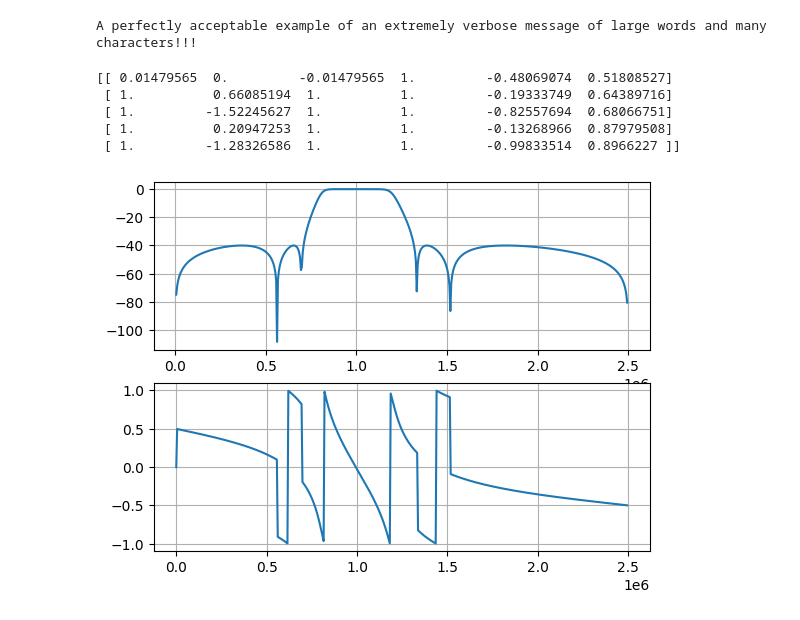
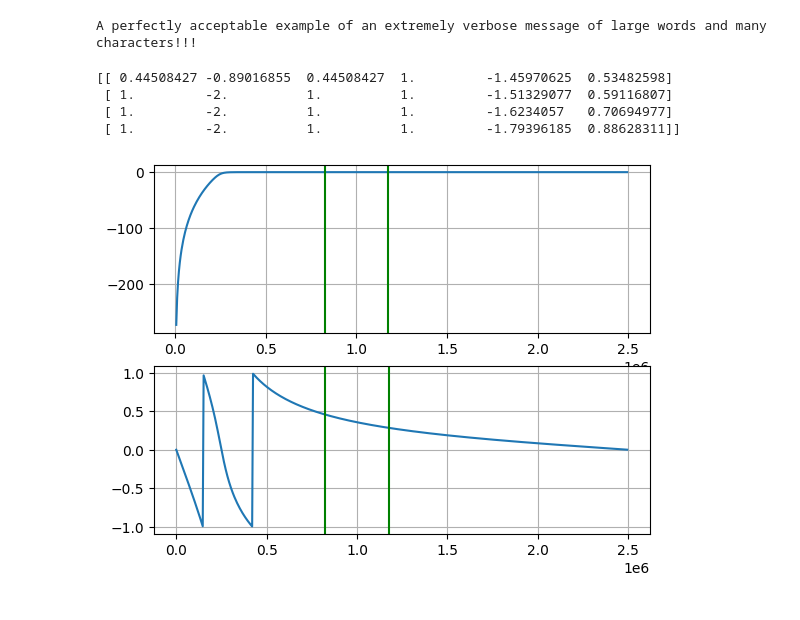
Before and after one commit to sidalok1/QAM-FPGA, a Jupyter notebook: python/qam.ipynb, the cells around one changed output. Drawn from its saved outputs; the diff is of its cells as text; code cells hidden in the pictures.

```diff
--- a/python/qam.ipynb
+++ b/python/qam.ipynb
@@ -12,7 +12,7 @@ DWIDTH = 16
 DFRAC  = 12
 
 msg = "A perfectly acceptable example of an extremely verbose message of large words and many characters!!!"
-M = 4
+M = 16
 fc = 1e6
 br = 50e3
 fs = 5e6
@@ -24,7 +24,7 @@ B = 350e3 # channel BW
 
 sync_len = 64
 zadoff_chu_len = 16
-span = 16
+span = 8
 beta = 0.5
 
 constellation = get_const(f'{M}-QAM', Es)
@@ -47,7 +53,17 @@ zadoff_chu_seq = zadoff_chu(zadoff_chu_len)
 write_mem_file(zadoff_chu_seq, DWIDTH, DFRAC, 'zadoff_chu.mem', complex=True, sep=' ')
 
 rrc = get_rrc_pulse(beta, span, sps)
-write_mem_file(rrc[::-1], DWIDTH, DFRAC, 'rrc.mem', complex=False)
+w, h = signal.freqz(rrc, fs=fs)
+fig, (ax0, ax1) = plt.subplots(2, 1)
+ax0.plot(w, 20*np.log10(np.abs(h)))
+ax1.plot(w, np.angle(h)/np.pi)
+for axis in [ax0, ax1]:
+  axis.axvline(x=br, color='g')
+  axis.set_xlim([0, br*4])
+  axis.grid()
+fig.show()
+rrc_up = rrc if len(rrc)%sps == 0 else np.pad(rrc, (0, sps - (len(rrc)%sps)))
+write_mem_file(rrc_up, DWIDTH, DFRAC, 'rrc.mem', complex=False)
 
 dn = sps // sps_rx
 dn_filt_size = ((span*sps_rx)+1)*dn
@@ -116,7 +133,7 @@ dt: 2e-07
 # %%
 phase_offset = 11*np.pi/37
-cfo = fc * 0.001
-gain = 1
+cfo = fc * 0.0001
+gain = 0.025
 
 lo = gain * np.exp(-2j*np.pi*(fc + cfo)*trx + phase_offset)
 
@@ -226,7 +243,7 @@ ax1.plot(phase_err)
 ax2.plot(frq_err)
 ax3.plot(mag_err)
 plt.show()
-freq_est = np.mean(frq_err[np.abs(frq_err) < 0.1])
+freq_est = np.mean(frq_err[np.abs(frq_err) < np.pi])
 phase_est = np.angle(yhat[pilot_start]) - (freq_est*pilot_start)
 mag_est = np.mean(mag_err)
 # %% [output]
@@ -264,21 +294,26 @@ print(words2str(w_hat, M))
 # %% [output]
 A perfectly acceptable example of an extremely verbose message of large words and many characters!!!
 # %%
-rx_filt = signal.iirdesign(wp=(fc - B/2, fc + B/2), ws=(fc - B, fc + B),
-                           gpass=1, gstop=40, output='sos', fs=fs, ftype='cheby2')
+# rx_filt = signal.iirdesign(wp=(fc - B/2, fc + B/2), ws=(fc - B, fc + B),
+#                            gpass=1, gstop=40, output='sos', fs=fs)
+# rx_filt = signal.iirfilter(N=3, Wn=(fc - B, fc + B), rs=6, rp=0.1,
+#                            btype='bandpass', ftype='ellip', output='sos', fs=fs)
+rx_filt = signal.iirfilter(N=8, Wn=(fc/4), btype='highpass', output='sos', fs=fs)
 w, h = signal.freqz_sos(rx_filt, fs=fs)
 fig, (ax0, ax1) = plt.subplots(2, 1)
 ax0.plot(w, 20*np.log10(np.abs(h)))
 ax0.grid()
 ax1.plot(w, np.angle(h)/np.pi)
 ax1.grid()
+for axis in [ax0, ax1]:
+  axis.axvline(x=(fc+(B/2)), color='g')
+  axis.axvline(x=(fc-(B/2)), color='g')
 fig.show()
 print(rx_filt)
 write_mem_file(rx_filt.flatten(), DWIDTH, DFRAC, "rx_iir.mem")
 # %% [output]
-[[ 0.01479565  0.         -0.01479565  1.         -0.48069074  0.51808527]
- [ 1.          0.66085194  1.          1.         -0.19333749  0.64389716]
- [ 1.         -1.52245627  1.          1.         -0.82557694  0.68066751]
- [ 1.          0.20947253  1.          1.         -0.13268966  0.87979508]
- [ 1.         -1.28326586  1.          1.         -0.99833514  0.8966227 ]]
+[[ 0.44508427 -0.89016855  0.44508427  1.         -1.45970625  0.53482598]
+ [ 1.         -2.          1.          1.         -1.51329077  0.59116807]
+ [ 1.         -2.          1.          1.         -1.6234057   0.70694977]
+ [ 1.         -2.          1.          1.         -1.79396185  0.88628311]]
-[figure, old version]
+[figure, new version]
```
Also changed, not shown: parts of 8 cells of this notebook, 23 other files.
